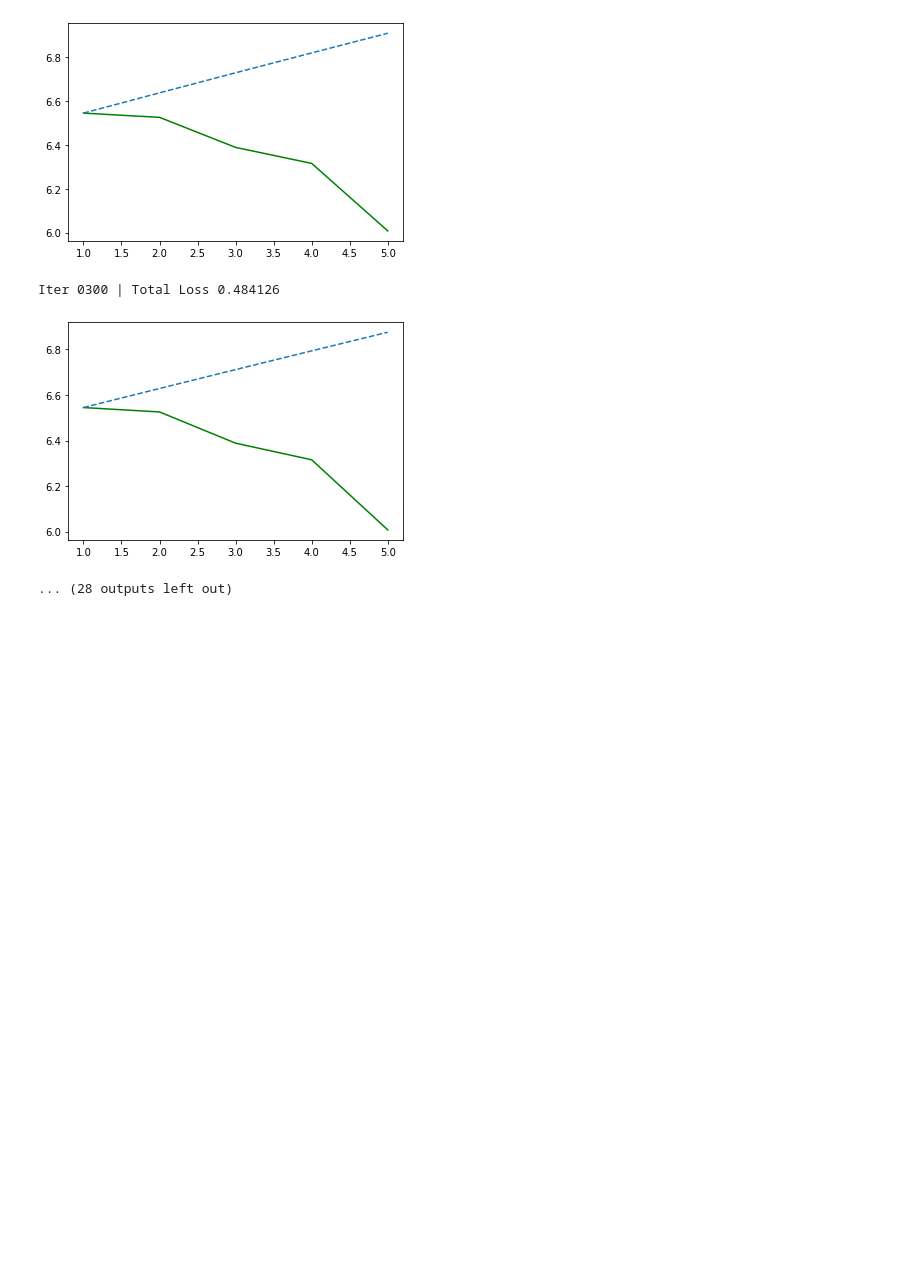
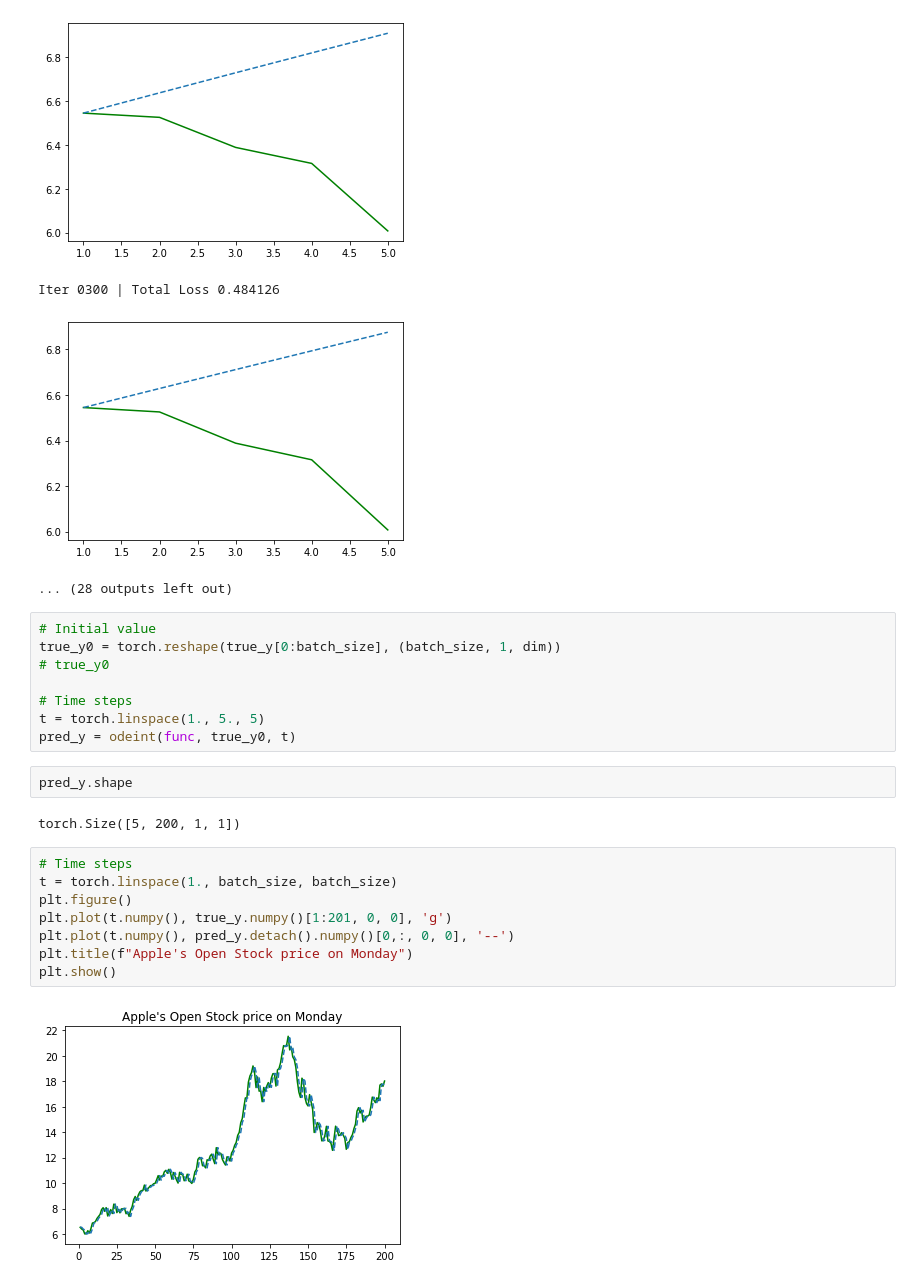
Before and after one commit to OmkarMehta/SSFwithNODE, a Jupyter notebook: simple-data-generator/fitNODEToStockData.ipynb, the cells around one changed output. Saved outputs shown, nothing was run; the diff lists cells and outputs as text; blank space fills up the shorter version.

```diff
--- a/simple-data-generator/fitNODEToStockData.ipynb
+++ b/simple-data-generator/fitNODEToStockData.ipynb
@@ -211,3 +222,25 @@ Iter 0250 | Total Loss 0.483842
 Iter 0300 | Total Loss 0.484126
 [figure]
 ... (28 outputs left out)
+# %%
+# Initial value
+true_y0 = torch.reshape(true_y[0:batch_size], (batch_size, 1, dim))
+# true_y0
+
+# Time steps
+t = torch.linspace(1., 5., 5)
+pred_y = odeint(func, true_y0, t)
+# %%
+pred_y.shape
+# %% [output]
+torch.Size([5, 200, 1, 1])
+# %%
+# Time steps
+t = torch.linspace(1., batch_size, batch_size)
+plt.figure()
+plt.plot(t.numpy(), true_y.numpy()[1:201, 0, 0], 'g')
+plt.plot(t.numpy(), pred_y.detach().numpy()[0,:, 0, 0], '--')
+plt.title(f"Apple's Open Stock price on Monday")
+plt.show()
+# %% [output]
+[figure, added]
```
Also changed, not shown: parts of 3 cells of this notebook.
